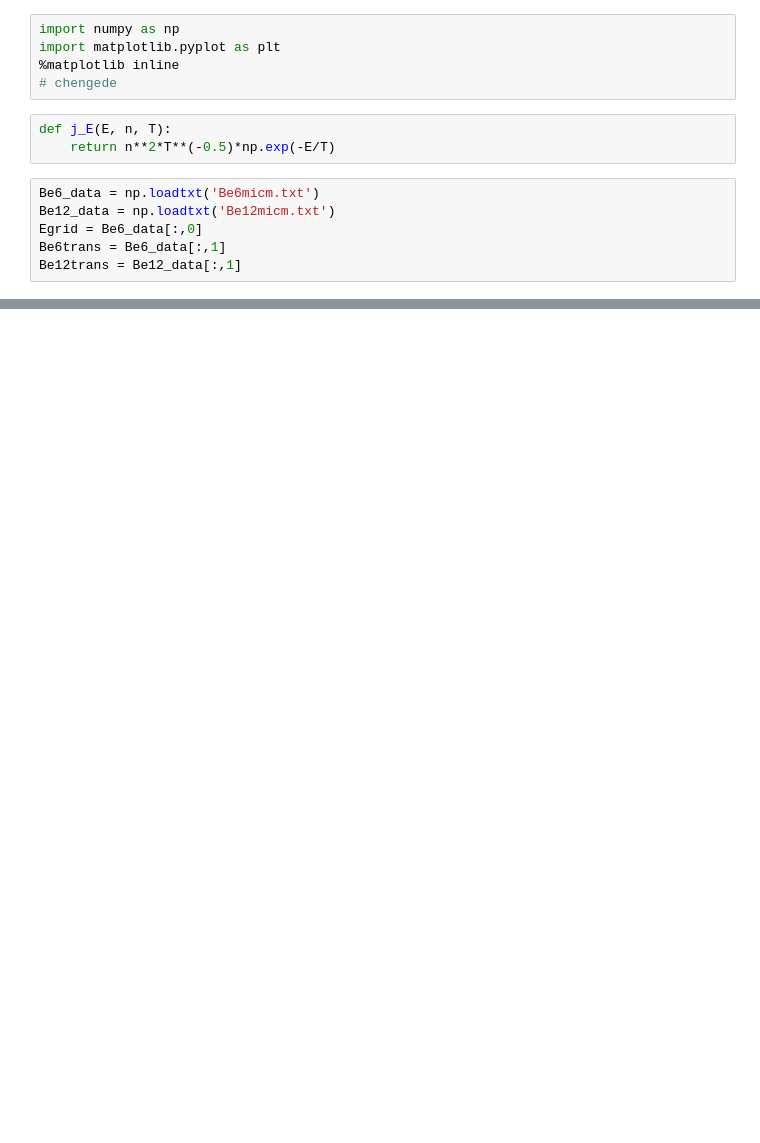
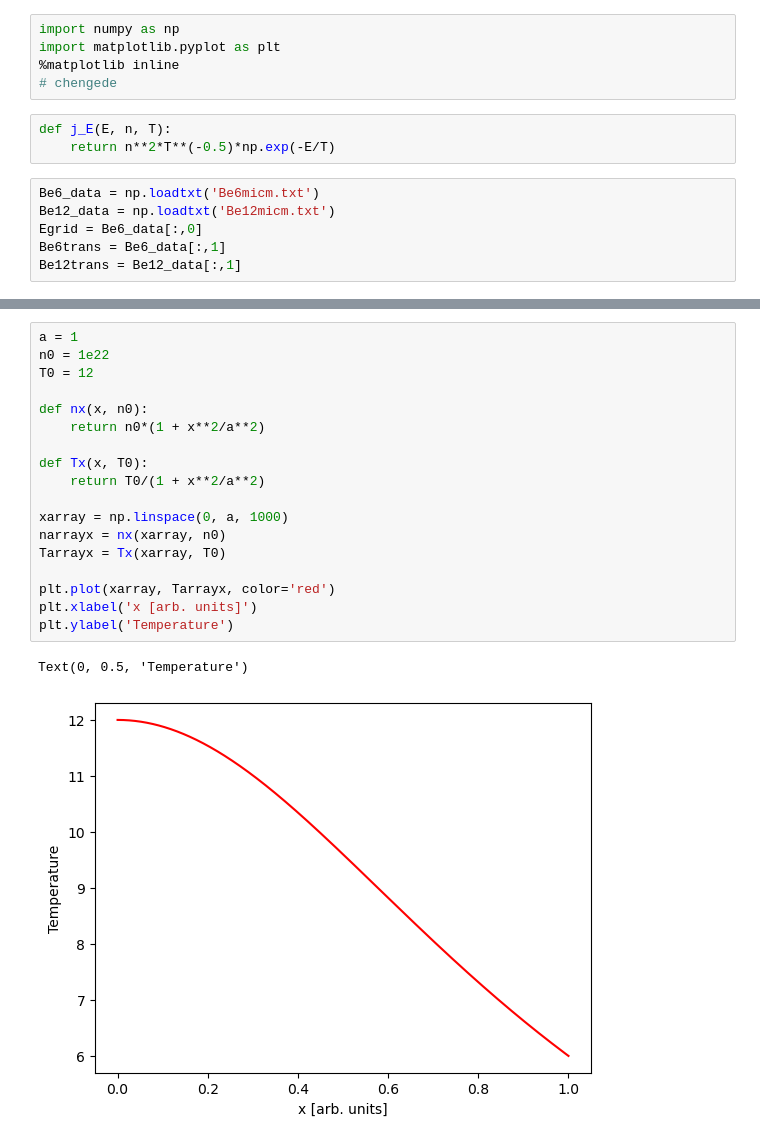
Before and after one commit to vandelij/plasma_diagnostic_hw, a Jupyter notebook: HW3.ipynb, the cells around one changed output, grey strips where cells are left out. Drawn from its saved outputs; the diff is of its cells as text; blank space fills up the shorter version.

```diff
--- a/HW3.ipynb
+++ b/HW3.ipynb
@@ -87,3 +87,24 @@ plt.ylabel('log Ratio R = N12/N6')
 # %% [output]
 Text(0, 0.5, 'log Ratio R = N12/N6')
 [figure]
+# %%
+a = 1
+n0 = 1e22
+T0 = 12
+
+def nx(x, n0):
+    return n0*(1 + x**2/a**2)
+
+def Tx(x, T0):
+    return T0/(1 + x**2/a**2)
+
+xarray = np.linspace(0, a, 1000)
+narrayx = nx(xarray, n0)
+Tarrayx = Tx(xarray, T0)
+
+plt.plot(xarray, Tarrayx, color='red')
+plt.xlabel('x [arb. units]')
+plt.ylabel('Temperature')
+# %% [output]
+Text(0, 0.5, 'Temperature')
+[figure, added]
```
Also changed, not shown: parts of 6 cells of this notebook.
